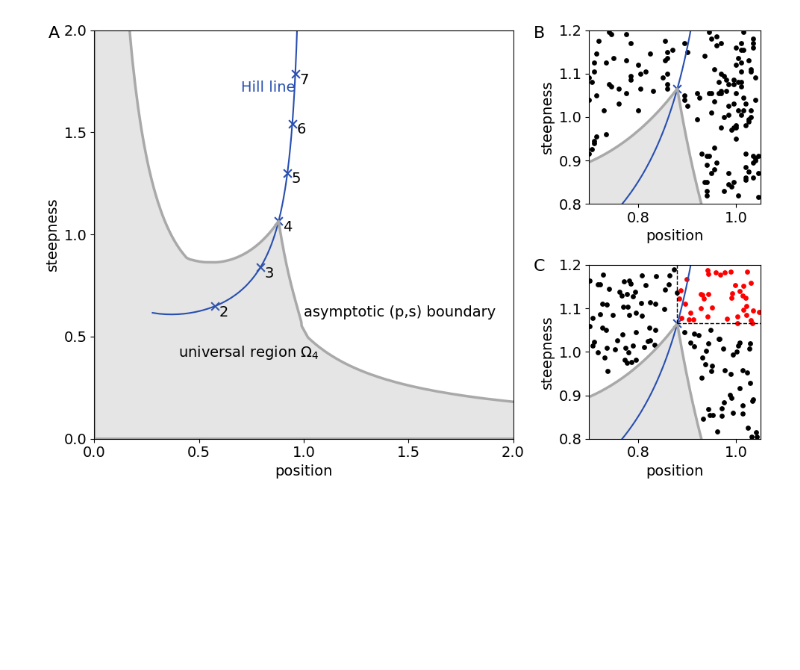
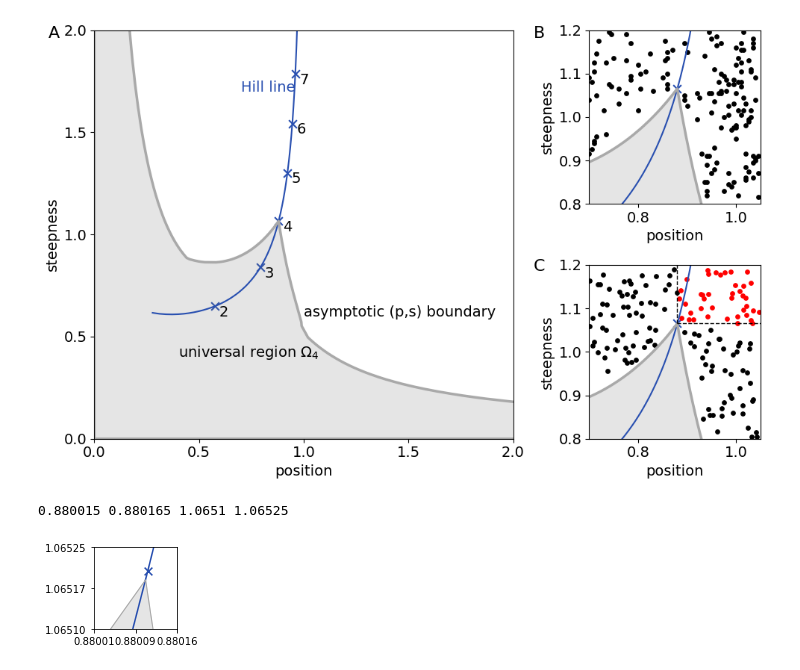
Before and after one commit to rosamc/universal-boundaries-Hopfield-barrier, a Jupyter notebook: main_notebooks/Fig3.ipynb, the cells around one changed output. Saved outputs shown, nothing was run; the diff lists cells and outputs as text; code cells hidden in the pictures; blank space fills up the shorter version.

```diff
--- a/main_notebooks/Fig3.ipynb
+++ b/main_notebooks/Fig3.ipynb
@@ -221,0 +224,51 @@ plt.show()
+# %%
+colorhill="#3b5db3"
+colorhill="#284fb0"
+colorb="darkgray"
+boundarywidth=2.5
+scattersize=15
+max_=2
+
+xlim0=0.7
+xlim1=1.05
+position_name="position"
+steepness_name="steepness"
+
+fig,ax1=plt.subplots(1,1,figsize=(1.5,1.5))
+
+
+ax1=plot_hillline(ax1,nmin=2,nmax=8,textonly=[],colorl=colorhill,colordict={2:"k",3:"k",4:"k",5:"k",6:"k",7:"k"})
+
+ax1.plot(ashape_all[0],ashape_all[1],color=colorb,linestyle="-",linewidth=1)
+ax1.fill(ashape_all[0],ashape_all[1],color="gray",alpha=0.2)
+
+dt=0.00015
+#xmin=0.88+0.65*dt
+#xmax=xmin+0.7*dt #0.8802
+#ymin=1.0651+0.6*dt
+#ymax=ymin+0.7*dt #1.06525
+
+xmin=0.88+0.1*dt
+xmax=xmin+dt #0.8802
+ymin=1.0651
+ymax=ymin+dt #1.06525
+
+print(xmin,xmax,ymin,ymax)
+ax1.set_xlim(xmin,xmax)
+ax1.set_ylim(ymin,ymax)
+#ax1.set_xticks(np.arange(0,max_,1))
+#ax1.text(0.4,0.4,"universal region $\Omega_4$")
+#ax1.text(1,0.6,"asymptotic (p,s) boundary")
+
+
+ax1.set_yticks(np.linspace(ymin,ymax,3))
+ax1.set_xticks(np.linspace(xmin,xmax,3))
+ax1.yaxis.set_major_formatter(mtick.FormatStrFormatter('%.5f'))
+ax1.xaxis.set_major_formatter(mtick.FormatStrFormatter('%.5f'))
+#plt.tight_layout(aspect=)
+plt.savefig("../figs/Fig3_inset.svg",bbox_inches="tight")
+
+plt.show()
+# %% [output]
+0.880015 0.880165 1.0651 1.06525
+[figure, added]
```
Also changed, not shown: parts of 1 cell of this notebook, 20 other files.
